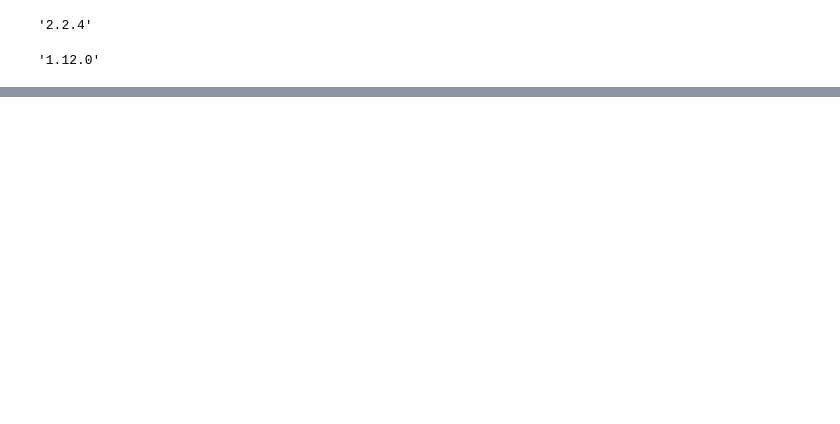
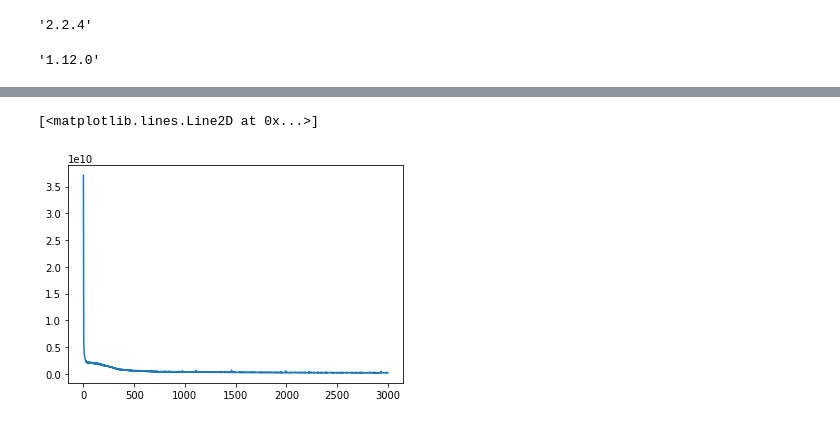
Before and after one commit to zingp/machine-learning, a Jupyter notebook: ANN/anntest.ipynb, the cells around one changed output, grey strips where cells are left out. Cells and saved outputs as stored; diff of their text form; code cells hidden in the pictures; blank space fills up the shorter version.

```diff
--- a/ANN/anntest.ipynb
+++ b/ANN/anntest.ipynb
@@ -90,0 +120,3 @@ KeyboardInterrupt:
+# %%
+model_rand = create_model()
+history = model_rand.fit(X_train, y_train, epochs=3000, batch_size=32, verbose=0)
@@ -90,0 +129,5 @@ KeyboardInterrupt:
+# %%
+plt.plot(history.history['loss'])
+# %% [output]
+[<matplotlib.lines.Line2D at 0x...>]
+[figure, added]
```
Also changed, not shown: parts of 35 cells of this notebook.
